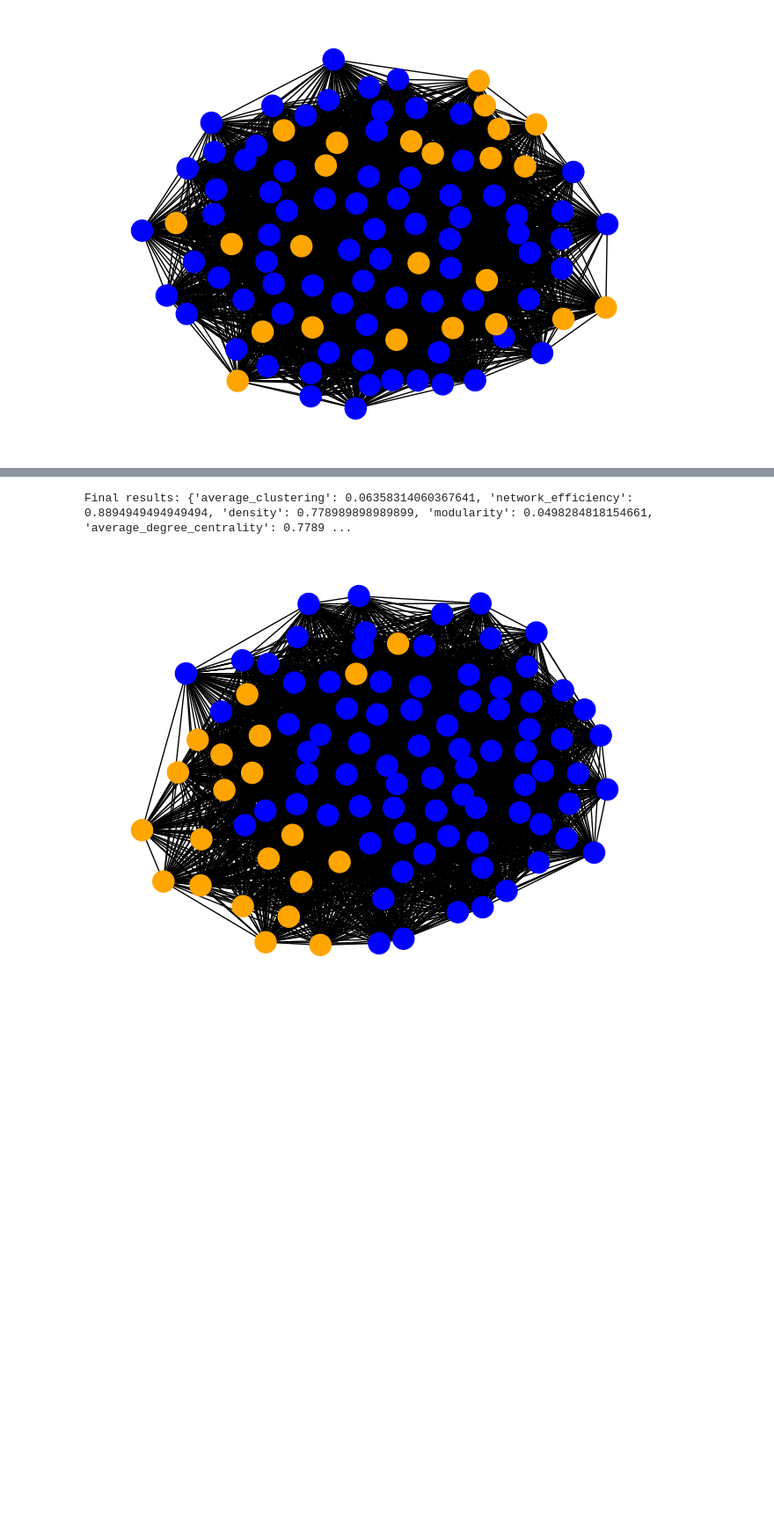
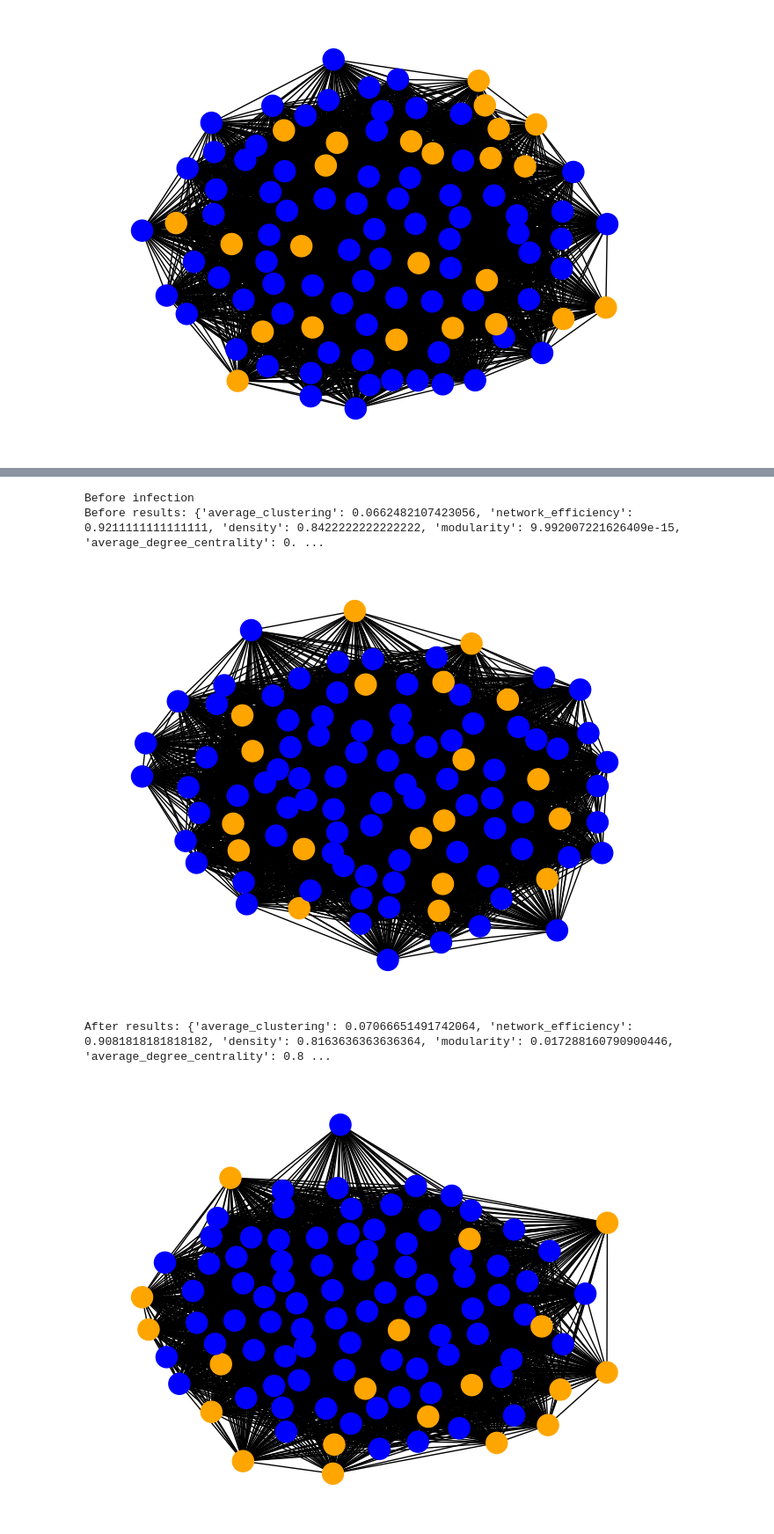
Before and after one commit to JuiceVodka/SV_2024-25_groupF, a Jupyter notebook: src/eval.ipynb, the cells around one changed output, grey strips where cells are left out. Shown: that part at 88% size. Saved outputs shown, nothing was run; the diff lists cells and outputs as text; code cells hidden in the pictures; blank space fills up the shorter version.

Commit message:
Added option to induce infections later and compute the difference in statistics

```diff
--- a/src/eval.ipynb
+++ b/src/eval.ipynb
@@ -99,17 +169,29 @@ Some particles are overlapped at the initial time !
 # %%
+import networkx as nx
+
+print("Before infection")
+print("Before results:", info_before)
+node_colors = ['orange' if info_before['G'].nodes[node]['infected'] else 'blue' for node in info_before['G'].nodes()]
+nx.draw(info_before['G'], node_color=node_colors, with_labels=False)
+plt.show()
+
+
 orig_env = get_original_env(env)
 info = orig_env.par_env.compute_metrics()
-print("Final results:", info)
+print("After results:", info)
 
 node_colors = ['orange' if info['G'].nodes[node]['infected'] else 'blue' for node in info['G'].nodes()]
 nx.draw(info['G'], node_color=node_colors, with_labels=False)
 plt.show()
 
 #Final results: {'average_clustering': 0.03164322941407943, 'network_efficiency': 0.6183164983164955, 'density': 0.24909090909090909, 'modularity': 0.04555648629212031, 'average_degree_centrality': 0.2490909090909091}
 # Final results: {'average_clustering': 0.10277469584207866, 'network_efficiency': 0.9567676767676768, 'density': 0.9135353535353535, 'modularity': 0.0955478602252704, 'average_degree_centrality': 0.9135353535353533, 'G': 0}
 # %% [output]
-Final results: {'average_clustering': 0.06358314060367641, 'network_efficiency': 0.8894949494949494, 'density': 0.778989898989899, 'modularity': 0.0498284818154661, 'average_degree_centrality': 0.7789 ...
+Before infection
+Before results: {'average_clustering': 0.0662482107423056, 'network_efficiency': 0.9211111111111111, 'density': 0.8422222222222222, 'modularity': 9.992007221626409e-15, 'average_degree_centrality': 0. ...
-[figure, old version]
+[figure, new version]
+After results: {'average_clustering': 0.07066651491742064, 'network_efficiency': 0.9081818181818182, 'density': 0.8163636363636364, 'modularity': 0.017288160790900446, 'average_degree_centrality': 0.8 ...
+[figure, added]
 # %%
 G_ = info['G']
 node_colors = ['orange' if G_.nodes[node]['infected'] else 'blue' for node in G_.nodes()]
```
Also changed, not shown: parts of 3 cells of this notebook, 4 other files.
